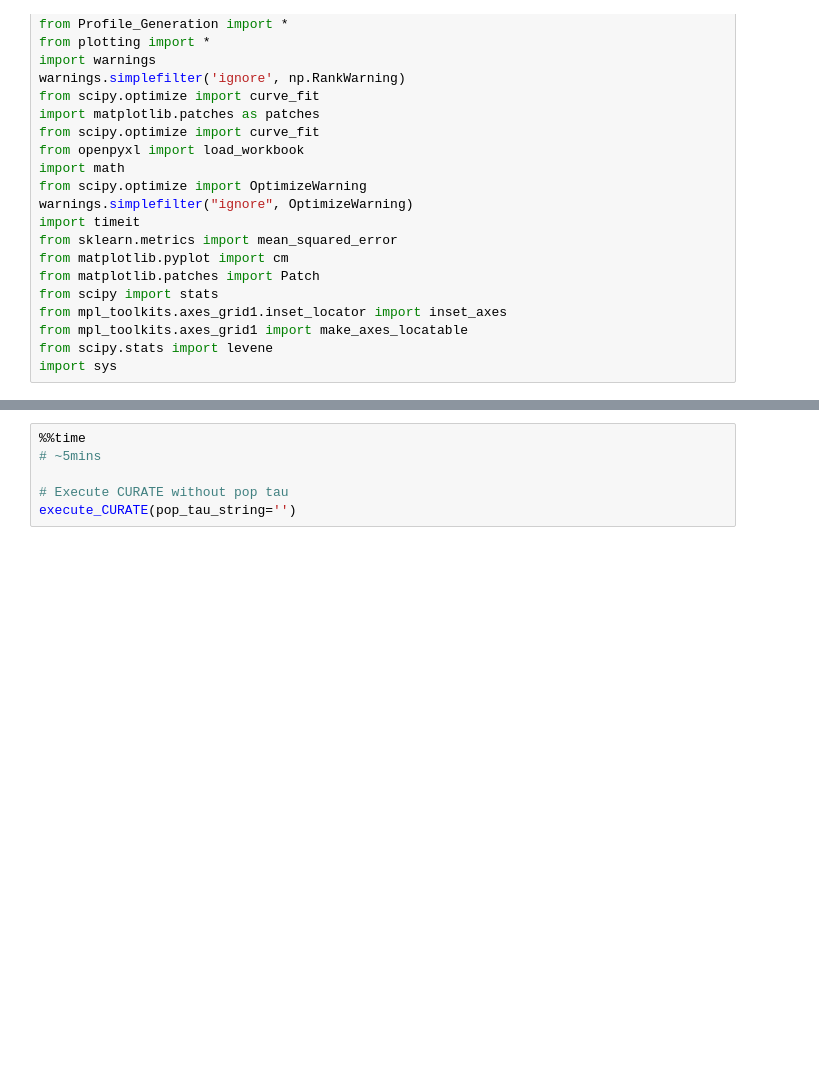
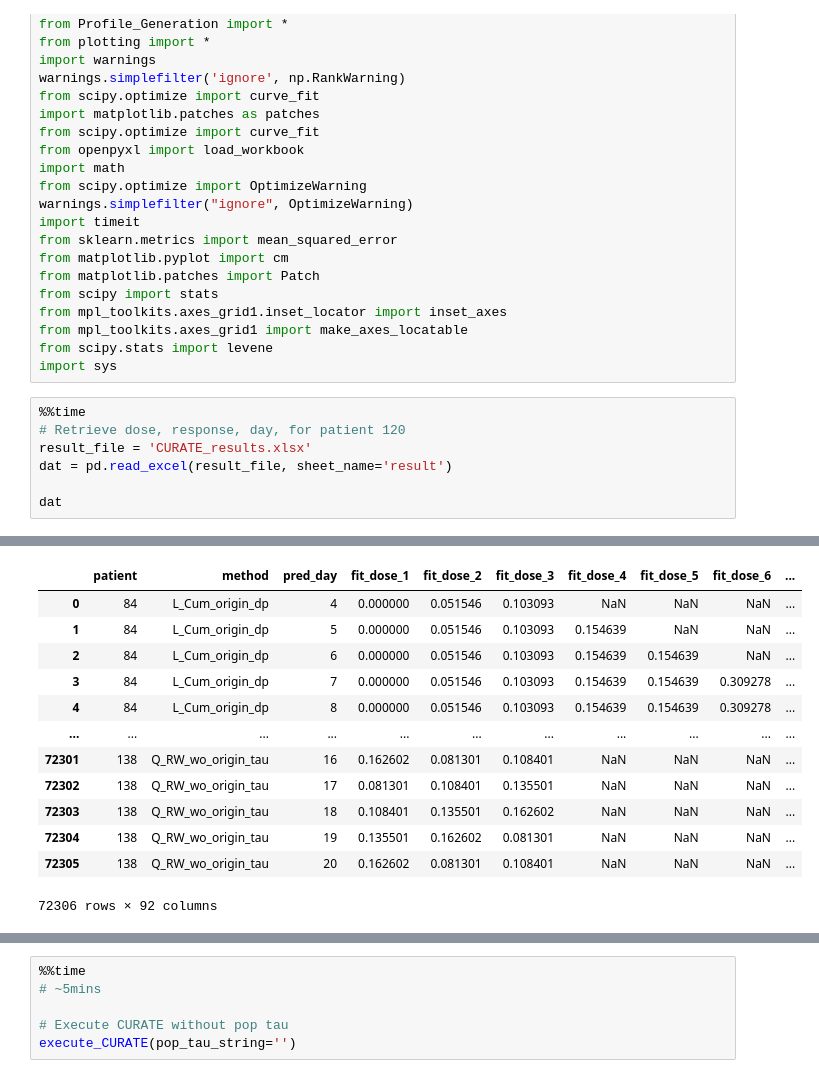
Before and after one commit to tshibei/retro_ped_liver_transplant, a Jupyter notebook: retro_PLT.ipynb, the cells around one changed output, grey strips where cells are left out. Cells and saved outputs as stored; diff of their text form; blank space fills up the shorter version.

```diff
--- a/retro_PLT.ipynb
+++ b/retro_PLT.ipynb
@@ -30,3 +30,11 @@ from mpl_toolkits.axes_grid1.inset_locator import inset_axes
 from mpl_toolkits.axes_grid1 import make_axes_locatable
 from scipy.stats import levene
 import sys
+# %%
+%%time
+# Retrieve dose, response, day, for patient 120
+result_file = 'CURATE_results.xlsx'
+dat = pd.read_excel(result_file, sheet_name='result')
+
+dat
+# %% [output]
@@ -32,0 +42,13 @@ import sys
+|  | patient | method | pred_day | fit_dose_1 | fit_dose_2 | fit_dose_3 | fit_dose_4 | fit_dose_5 | fit_dose_6 | ... |
+| 0 | 84 | L_Cum_origin_dp | 4 | 0.000000 | 0.051546 | 0.103093 | NaN | NaN | NaN | ... |
+| 1 | 84 | L_Cum_origin_dp | 5 | 0.000000 | 0.051546 | 0.103093 | 0.154639 | NaN | NaN | ... |
+| 2 | 84 | L_Cum_origin_dp | 6 | 0.000000 | 0.051546 | 0.103093 | 0.154639 | 0.154639 | NaN | ... |
+| 3 | 84 | L_Cum_origin_dp | 7 | 0.000000 | 0.051546 | 0.103093 | 0.154639 | 0.154639 | 0.309278 | ... |
+| 4 | 84 | L_Cum_origin_dp | 8 | 0.000000 | 0.051546 | 0.103093 | 0.154639 | 0.154639 | 0.309278 | ... |
+| ... | ... | ... | ... | ... | ... | ... | ... | ... | ... | ... |
+| 72301 | 138 | Q_RW_wo_origin_tau | 16 | 0.162602 | 0.081301 | 0.108401 | NaN | NaN | NaN | ... |
+| 72302 | 138 | Q_RW_wo_origin_tau | 17 | 0.081301 | 0.108401 | 0.135501 | NaN | NaN | NaN | ... |
+| 72303 | 138 | Q_RW_wo_origin_tau | 18 | 0.108401 | 0.135501 | 0.162602 | NaN | NaN | NaN | ... |
+| 72304 | 138 | Q_RW_wo_origin_tau | 19 | 0.135501 | 0.162602 | 0.081301 | NaN | NaN | NaN | ... |
+| 72305 | 138 | Q_RW_wo_origin_tau | 20 | 0.162602 | 0.081301 | 0.108401 | NaN | NaN | NaN | ... |
+72306 rows × 92 columns
```
Also changed, not shown: parts of 3 cells of this notebook, 2 other files.
